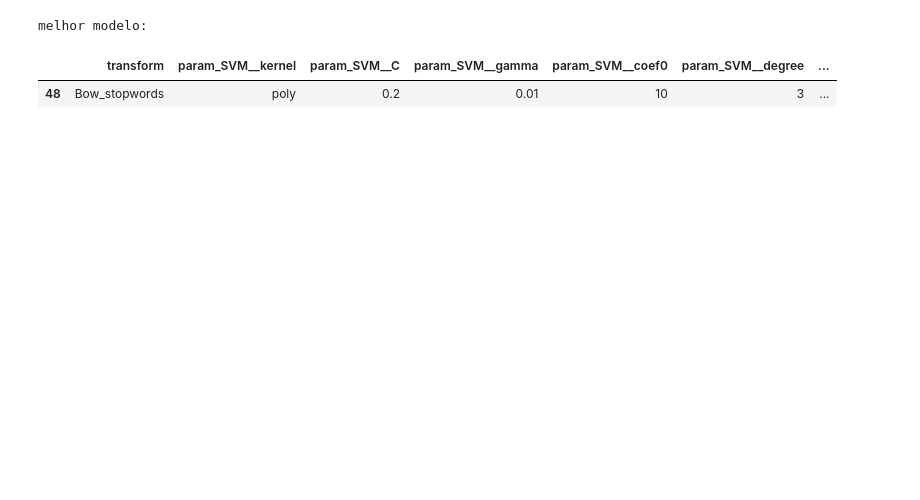
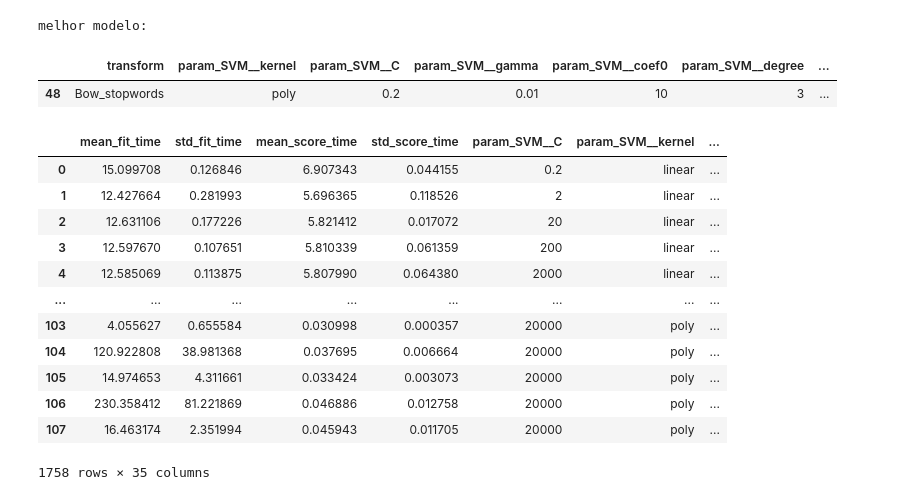
Before and after one commit to danielgs-research/svm-fakenews, a Jupyter notebook: CrossValidation.ipynb, the cells around one changed output. Cells and saved outputs as stored; diff of their text form; code cells hidden in the pictures; blank space fills up the shorter version.

```diff
--- a/CrossValidation.ipynb
+++ b/CrossValidation.ipynb
@@ -122,0 +126,16 @@ melhor modelo:
+# %%
+results
+# %% [output]
+|  | mean_fit_time | std_fit_time | mean_score_time | std_score_time | param_SVM__C | param_SVM__kernel | ... |
+| 0 | 15.099708 | 0.126846 | 6.907343 | 0.044155 | 0.2 | linear | ... |
+| 1 | 12.427664 | 0.281993 | 5.696365 | 0.118526 | 2 | linear | ... |
+| 2 | 12.631106 | 0.177226 | 5.821412 | 0.017072 | 20 | linear | ... |
+| 3 | 12.597670 | 0.107651 | 5.810339 | 0.061359 | 200 | linear | ... |
+| 4 | 12.585069 | 0.113875 | 5.807990 | 0.064380 | 2000 | linear | ... |
+| ... | ... | ... | ... | ... | ... | ... | ... |
+| 103 | 4.055627 | 0.655584 | 0.030998 | 0.000357 | 20000 | poly | ... |
+| 104 | 120.922808 | 38.981368 | 0.037695 | 0.006664 | 20000 | poly | ... |
+| 105 | 14.974653 | 4.311661 | 0.033424 | 0.003073 | 20000 | poly | ... |
+| 106 | 230.358412 | 81.221869 | 0.046886 | 0.012758 | 20000 | poly | ... |
+| 107 | 16.463174 | 2.351994 | 0.045943 | 0.011705 | 20000 | poly | ... |
+1758 rows × 35 columns
```
Also changed, not shown: parts of 2 cells of this notebook, 8 other files.
